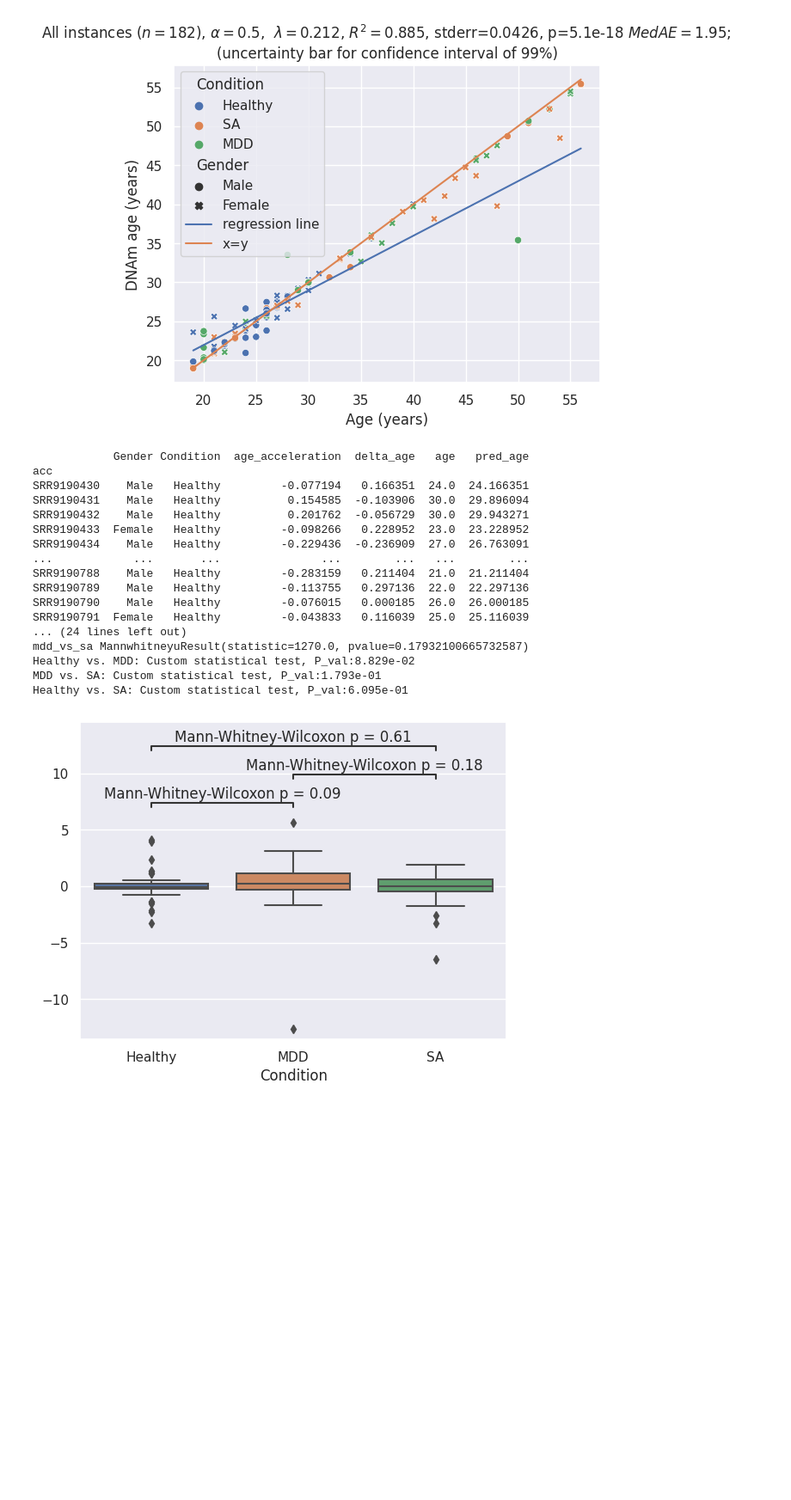
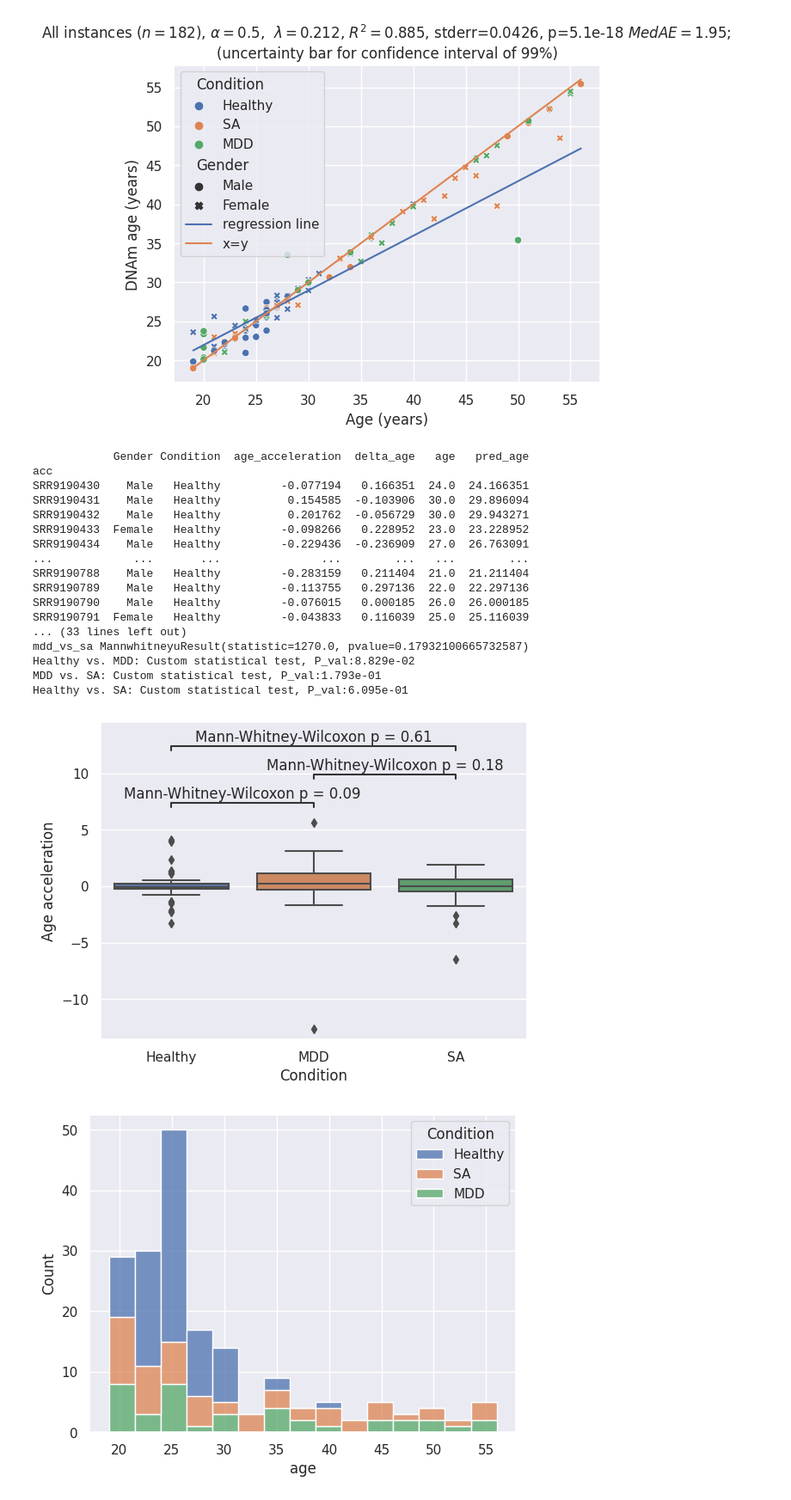
Before and after one commit to szazo/epigenetic-clock, a Jupyter notebook: assignment2_rrbs.ipynb, the cells around one changed output. Shown at 86% size. Drawn from its saved outputs; the diff is of its cells as text; code cells hidden in the pictures; blank space fills up the shorter version.

```diff
--- a/assignment2_rrbs.ipynb
+++ b/assignment2_rrbs.ipynb
@@ -219,6 +219,7 @@ print('age is normal', meta_with_stats_df.groupby('Condition')['age'].agg(is_nor
 print('age is normal in whole dataset', meta_with_stats_df['age'].agg(is_normal_p_value=lambda x: check_normality(x)))
 
 
+
 # non normally distributed, we will use Mann-Whitney-Wilcoxon
 
 condition_groupby = meta_with_stats_df.groupby('Condition')
@@ -232,33 +233,37 @@ mdd_vs_sa = scipystats.mannwhitneyu(mdd_group['age_acceleration'], sa_group['age
 print('healthy_vs_mdd', healthy_vs_mdd)
 print('healthy_vs_sa', healthy_vs_sa)
 print('mdd_vs_sa', mdd_vs_sa)
 # TODO: https://levelup.gitconnected.com/statistics-on-seaborn-plots-with-statannotations-2bfce0394c00
 
 pairs = [('Healthy', 'MDD'), ('Healthy', 'SA'), ('MDD', 'SA')]
 
 annotator = Annotator(ax, pairs, **plotting_parameters)
 #annotator.set_custom_annotations(['1', '2', '3'])
 annotator.configure(text_format="simple", test_short_name='Mann-Whitney-Wilcoxon')
 annotator.set_pvalues([healthy_vs_mdd.pvalue, healthy_vs_sa.pvalue, mdd_vs_sa.pvalue])
 annotator.annotate()
-ax.set_ylabel(')
+ax.set_ylabel('Age acceleration')
 plt.show()
+
+sns.histplot(data=meta_with_stats_df, x='age', hue='Condition', multiple='stack')
+plt.show()
 # %% [output]
             Gender Condition  age_acceleration  delta_age   age   pred_age
 acc
 SRR9190430    Male   Healthy         -0.077194   0.166351  24.0  24.166351
 SRR9190431    Male   Healthy          0.154585  -0.103906  30.0  29.896094
 SRR9190432    Male   Healthy          0.201762  -0.056729  30.0  29.943271
 SRR9190433  Female   Healthy         -0.098266   0.228952  23.0  23.228952
 SRR9190434    Male   Healthy         -0.229436  -0.236909  27.0  26.763091
 ...            ...       ...               ...        ...   ...        ...
 SRR9190788    Male   Healthy         -0.283159   0.211404  21.0  21.211404
 SRR9190789    Male   Healthy         -0.113755   0.297136  22.0  22.297136
 SRR9190790    Male   Healthy         -0.076015   0.000185  26.0  26.000185
 SRR9190791  Female   Healthy         -0.043833   0.116039  25.0  25.116039
-... (24 lines left out)
+... (33 lines left out)
 mdd_vs_sa MannwhitneyuResult(statistic=1270.0, pvalue=0.17932100665732587)
 Healthy vs. MDD: Custom statistical test, P_val:8.829e-02
 MDD vs. SA: Custom statistical test, P_val:1.793e-01
 Healthy vs. SA: Custom statistical test, P_val:6.095e-01
-[figure, old version]
+[figure, new version]
+[figure, added]
```
Also changed, not shown: parts of 3 cells of this notebook.
